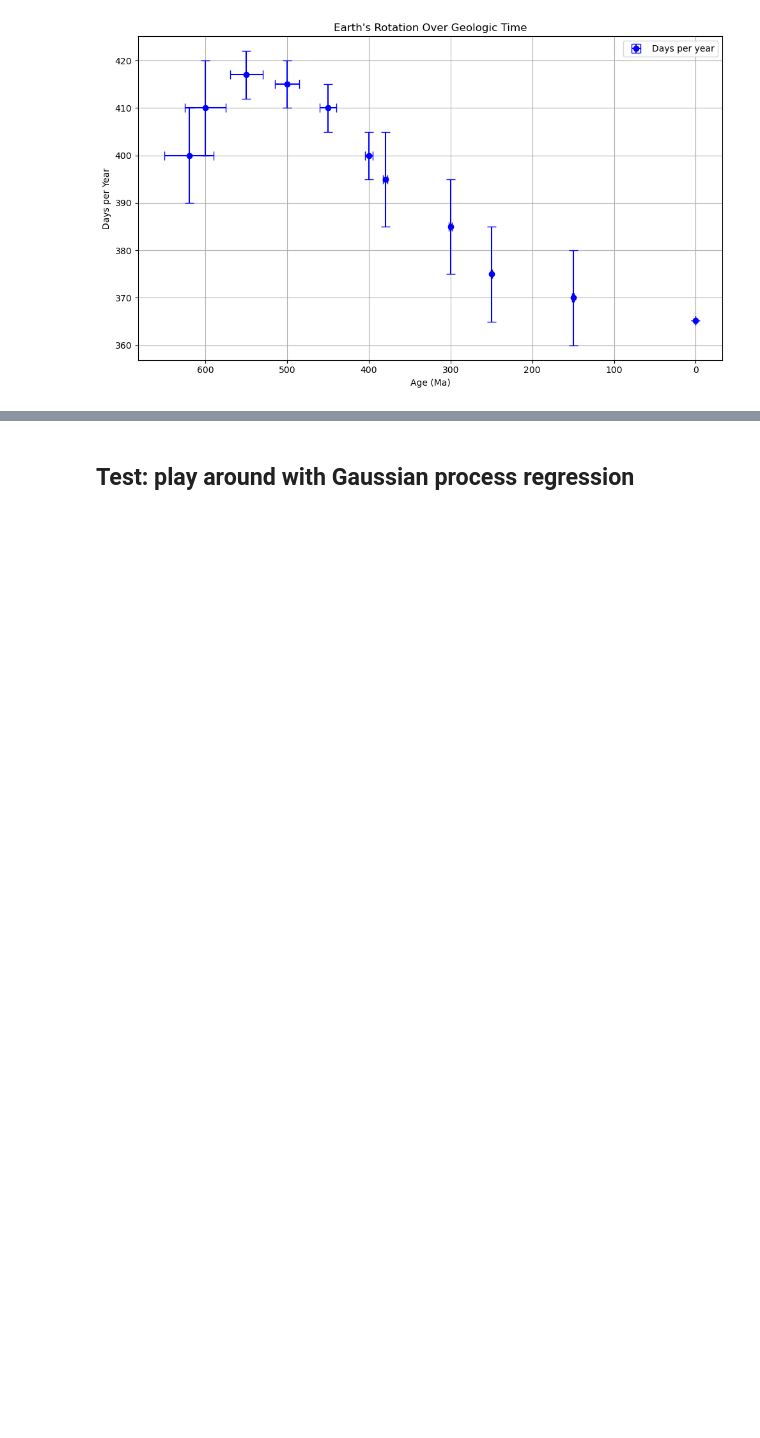
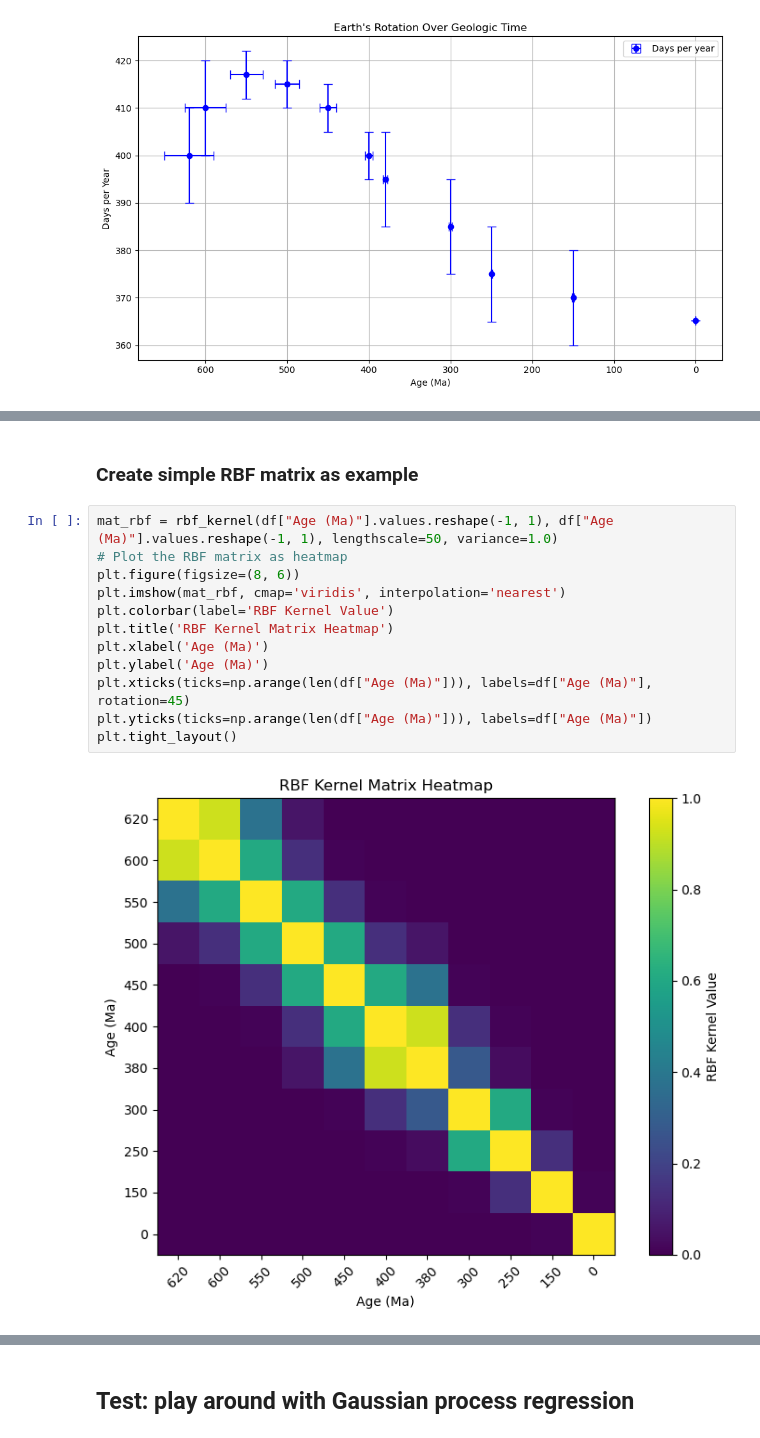
Before and after one commit to nielsjdewinter/Earth_Moon_Gaussian_process, a Jupyter notebook: EMGaussian_pilot1.ipynb, the cells around one changed output, grey strips where cells are left out. Cells and saved outputs as stored; diff of their text form; blank space fills up the shorter version.

```diff
--- a/EMGaussian_pilot1.ipynb
+++ b/EMGaussian_pilot1.ipynb
@@ -62,0 +74,16 @@ plt.show()
+# %% [markdown]
+### Create simple RBF matrix as example
+# %%
+mat_rbf = rbf_kernel(df["Age (Ma)"].values.reshape(-1, 1), df["Age (Ma)"].values.reshape(-1, 1), lengthscale=50, variance=1.0)
+# Plot the RBF matrix as heatmap
+plt.figure(figsize=(8, 6))
+plt.imshow(mat_rbf, cmap='viridis', interpolation='nearest')
+plt.colorbar(label='RBF Kernel Value')
+plt.title('RBF Kernel Matrix Heatmap')
+plt.xlabel('Age (Ma)')
+plt.ylabel('Age (Ma)')
+plt.xticks(ticks=np.arange(len(df["Age (Ma)"])), labels=df["Age (Ma)"], rotation=45)
+plt.yticks(ticks=np.arange(len(df["Age (Ma)"])), labels=df["Age (Ma)"])
+plt.tight_layout()
+# %% [output]
+[figure, added]
```
Also changed, not shown: parts of 16 cells of this notebook.
